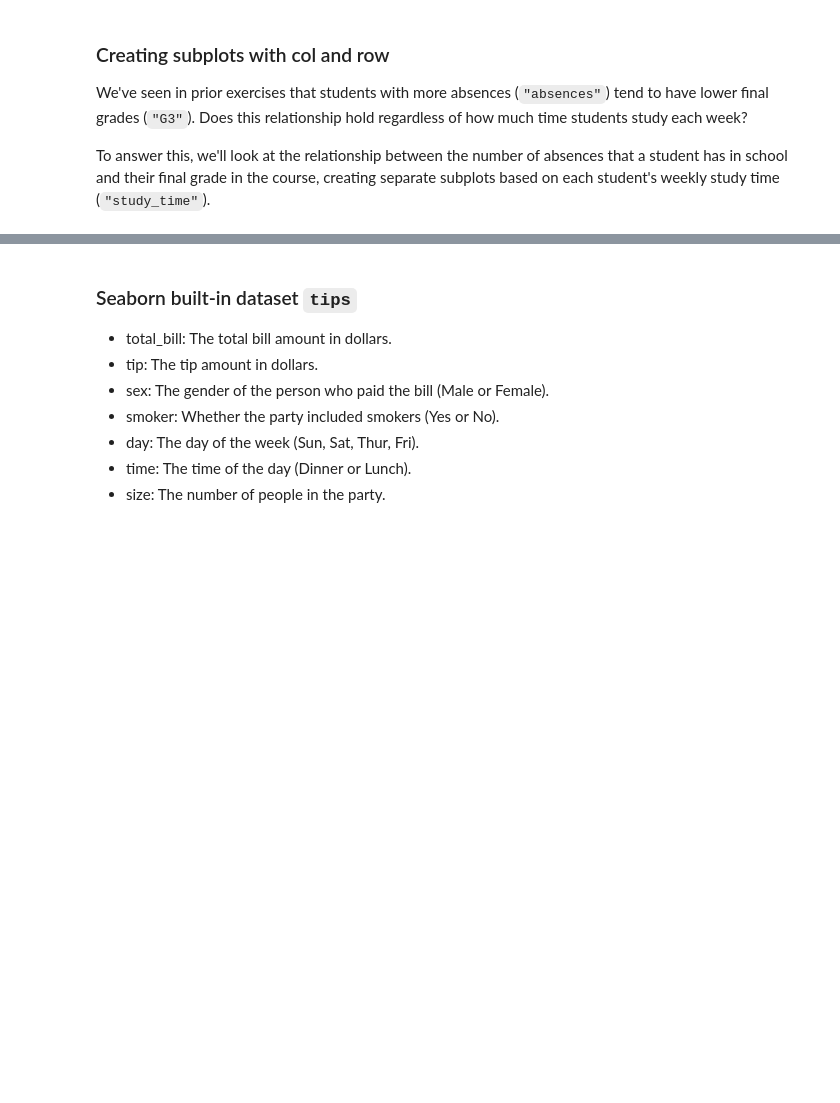
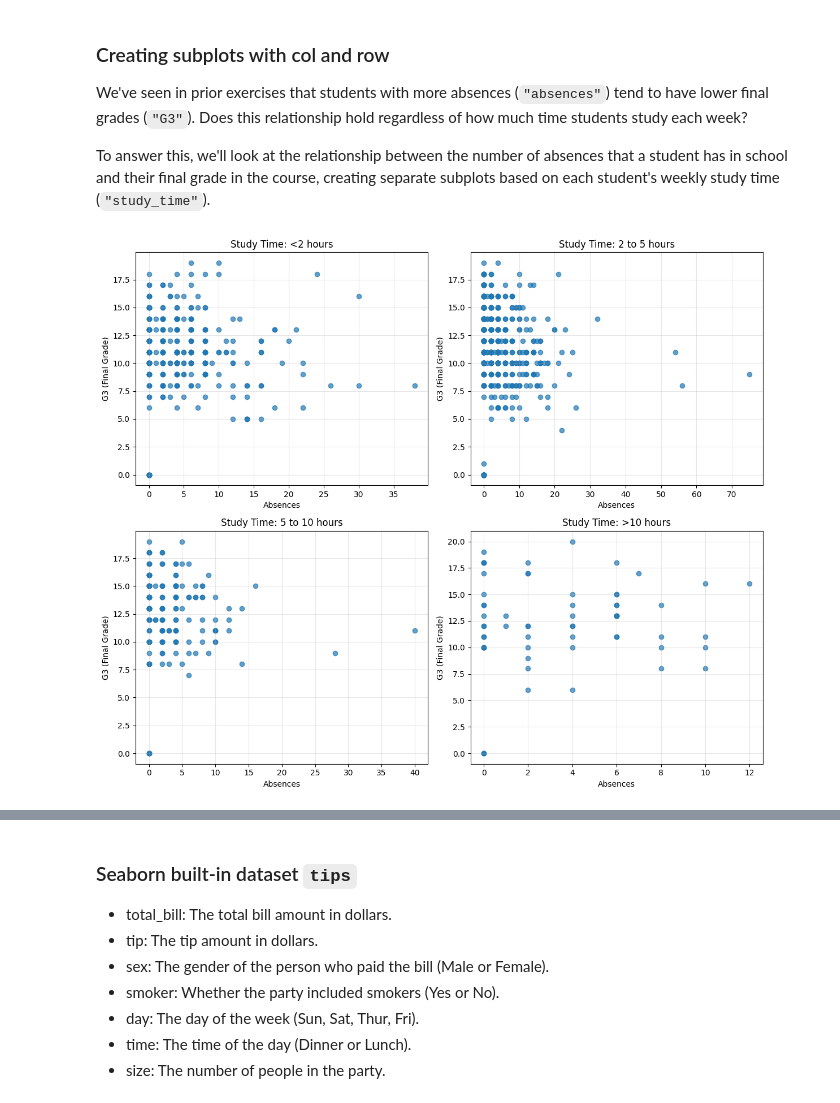
Before and after one commit to jhlopesalves/data-science-notebooks, a Jupyter notebook: Python/Intro to Seaborn/introduction_to_seaborn.ipynb, the cells around one changed output, grey strips where cells are left out. Cells and saved outputs as stored; diff of their text form; code cells hidden in the pictures; blank space fills up the shorter version.

```diff
--- a/Python/Intro to Seaborn/introduction_to_seaborn.ipynb
+++ b/Python/Intro to Seaborn/introduction_to_seaborn.ipynb
@@ -95,3 +112,24 @@ plt.show()
+# %%
+# Create a 2x2 subplot grid
+fig, axes = plt.subplots(2, 2, figsize=(12, 10))
+axes = axes.flatten()  # Flatten to make indexing easier
+
+# Get unique study time categories in the desired order
+study_time_order = ["<2 hours", "2 to 5 hours", "5 to 10 hours", ">10 hours"]
+
+# Create scatter plots for each study time category
+for i, study_time in enumerate(study_time_order):
+    subset = student_data[student_data['study_time'] == study_time]
+    axes[i].scatter(subset['absences'], subset['G3'], alpha=0.7)
+    axes[i].set_title(f'Study Time: {study_time}')
+    axes[i].set_xlabel('Absences')
+    axes[i].set_ylabel('G3 (Final Grade)')
+    axes[i].grid(True, alpha=0.3)
+
+plt.tight_layout()
+plt.show()
+# %% [output]
+[figure, added]
 # %%
 # Create a dictionary mapping subgroup values to colors
 palette_colors = {"Rural": "green", "Urban": "blue"}
```
Also changed, not shown: parts of 19 cells of this notebook.
